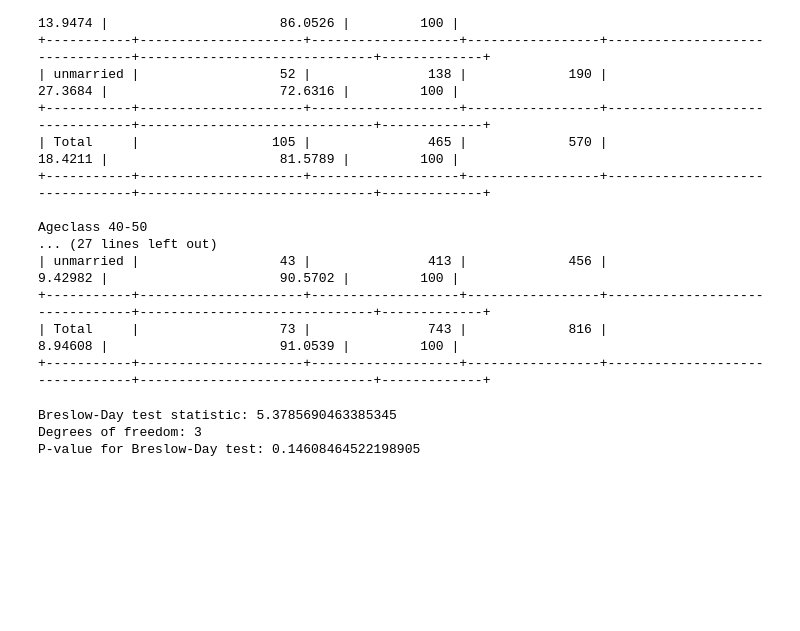
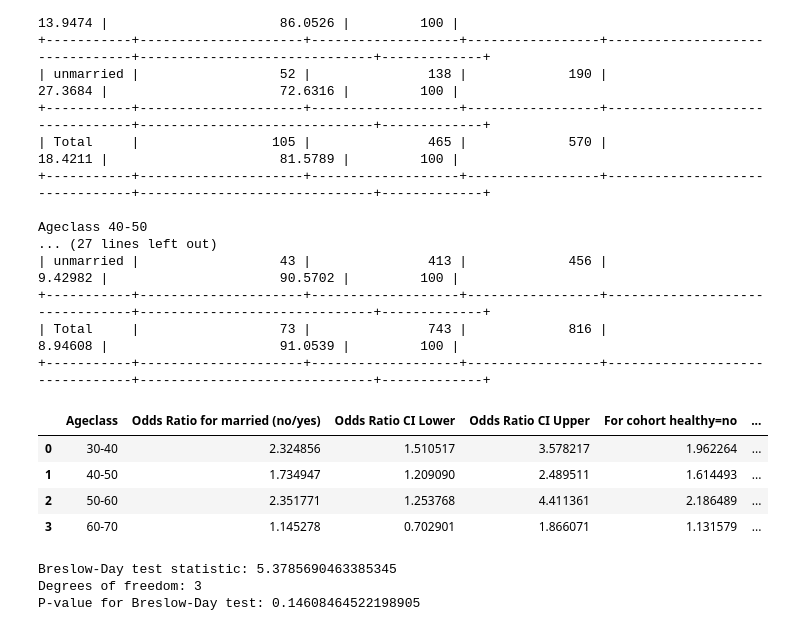
Before and after one commit to winati17/ml-in-medicine, a Jupyter notebook: ch-12.ipynb, the cells around one changed output. Drawn from its saved outputs; the diff is of its cells as text; code cells hidden in the pictures; blank space fills up the shorter version.

Commit message:
risk estimate age-based added

```diff
--- a/ch-12.ipynb
+++ b/ch-12.ipynb
@@ -10,7 +10,4 @@ from scipy.stats import norm
 
 # Read data from CSV file
 df = pd.read_csv('relativerisk.csv')
-
-# Ganti nilai 0 dan 1 pada kolom 'married' dan 'healthy' sebelum membuat crosstab
-df['married'] = df['married'].replace({0: 'unmarried', 1: 'married'})
-df['healthy'] = df['healthy'].replace({0: 'unhealthy', 1: 'healthy'})
+df.head()
@@ -177,6 +178,96 @@ Ageclass 40-50
 +-----------+---------------------+-------------------+-----------------+--------------------------------+------------------------------+-------------+
 | Total     |                  73 |               743 |             816 |                        8.94608 |                      91.0539 |         100 |
 +-----------+---------------------+-------------------+-----------------+--------------------------------+------------------------------+-------------+
+# %%
+# Adding 95% confidence intervals for relative risk estimates (healthy=no and healthy=yes)
+z_score = norm.ppf(0.975)  # for 95% confidence level
+
+# Extended results storage
+results_with_ci = []
+
+for age in ageclasses:
+    # Filter data by age class
+    df_age = df[df['ageclass'] == age]
+    age_label = ageclass_mapping.get(age, age)
+
+    # Create crosstab
+    crosstab = pd.crosstab(df_age['married'], df_age['healthy'])
+
+    # Ensure the table has the required structure for 2x2 table calculations
+    if 'unmarried' in crosstab.index and 'married' in crosstab.index and 'unhealthy' in crosstab.columns and 'healthy' in crosstab.columns:
+        table = np.array([
+            [crosstab.loc['unmarried', 'unhealthy'], crosstab.loc['unmarried', 'healthy']],
+            [crosstab.loc['married', 'unhealthy'], crosstab.loc['married', 'healthy']]
+        ])
+
+        # Odds Ratio calculation
+        table2x2 = Table2x2(table)
+        odds_ratio = table2x2.oddsratio
+        or_confint = table2x2.oddsratio_confint()
+
+        # Probabilities for unhealthy and healthy
+        total_unmarried = table[0].sum()
+        total_married = table[1].sum()
+
+        prob_unmarried_unhealthy = table[0, 0] / total_unmarried if total_unmarried > 0 else np.nan
+        prob_married_unhealthy = table[1, 0] / total_married if total_married > 0 else np.nan
+
+        prob_unmarried_healthy = table[0, 1] / total_unmarried if total_unmarried > 0 else np.nan
+        prob_married_healthy = table[1, 1] / total_married if total_married > 0 else np.nan
+
+        # Calculate relative risks
+        relative_risk_unhealthy = prob_unmarried_unhealthy / prob_married_unhealthy if prob_married_unhealthy > 0 else np.nan
+        relative_risk_healthy = prob_unmarried_healthy / prob_married_healthy if prob_married_healthy > 0 else np.nan
+
+        # Standard error and 95% CI for relative risk (healthy=no)
+        if prob_unmarried_unhealthy > 0 and prob_married_unhealthy > 0:
+            se_relative_risk_unhealthy = math.sqrt(
+                (1 - prob_unmarried_unhealthy) / (total_unmarried * prob_unmarried_unhealthy) +
+                (1 - prob_married_unhealthy) / (total_married * prob_married_unhealthy)
+            )
+            ci_lower_unhealthy = relative_risk_unhealthy * math.exp(-z_score * se_relative_risk_unhealthy)
+            ci_upper_unhealthy = relative_risk_unhealthy * math.exp(z_score * se_relative_risk_unhealthy)
+        else:
+            ci_lower_unhealthy = ci_upper_unhealthy = np.nan
+
+        # Standard error and 95% CI for relative risk (healthy=yes)
+        if prob_unmarried_healthy > 0 and prob_married_healthy > 0:
+            se_relative_risk_healthy = math.sqrt(
+                (1 - prob_unmarried_healthy) / (total_unmarried * prob_unmarried_healthy) +
+                (1 - prob_married_healthy) / (total_married * prob_married_healthy)
+            )
+            ci_lower_healthy = relative_risk_healthy * math.exp(-z_score * se_relative_risk_healthy)
+            ci_upper_healthy = relative_risk_healthy * math.exp(z_score * se_relative_risk_healthy)
+        else:
+            ci_lower_healthy = ci_upper_healthy = np.nan
+
+        # Valid case count
+        valid_cases = df_age.shape[0]
+
+        # Collect results with confidence intervals
+        results_with_ci.append({
+            'Ageclass': age_label,
+            'Odds Ratio for married (no/yes)': odds_ratio,
+            'Odds Ratio CI Lower': or_confint[0],
+            'Odds Ratio CI Upper': or_confint[1],
+            'For cohort healthy=no': relative_risk_unhealthy,
+            '95% CI Lower (healthy=no)': ci_lower_unhealthy,
+            '95% CI Upper (healthy=no)': ci_upper_unhealthy,
+            'For cohort healthy=yes': relative_risk_healthy,
+            '95% CI Lower (healthy=yes)': ci_lower_healthy,
+            '95% CI Upper (healthy=yes)': ci_upper_healthy,
+            'N of valid cases': valid_cases
+        })
+
+# Display updated results
+results_with_ci_df = pd.DataFrame(results_with_ci)
+results_with_ci_df
+# %% [output]
+|  | Ageclass | Odds Ratio for married (no/yes) | Odds Ratio CI Lower | Odds Ratio CI Upper | For cohort healthy=no | ... |
+| 0 | 30-40 | 2.324856 | 1.510517 | 3.578217 | 1.962264 | ... |
+| 1 | 40-50 | 1.734947 | 1.209090 | 2.489511 | 1.614493 | ... |
+| 2 | 50-60 | 2.351771 | 1.253768 | 4.411361 | 2.186489 | ... |
+| 3 | 60-70 | 1.145278 | 0.702901 | 1.866071 | 1.131579 | ... |
 # %%
 # Prepare list of odds ratios, variances, and table counts for each ageclass
 odds_ratios = []
```
Also changed, not shown: parts of 5 cells of this notebook.
